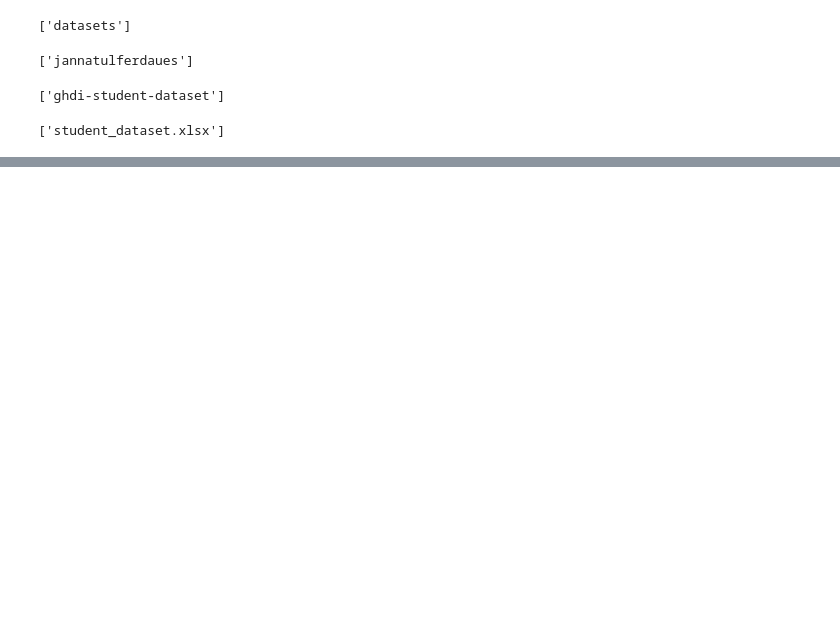
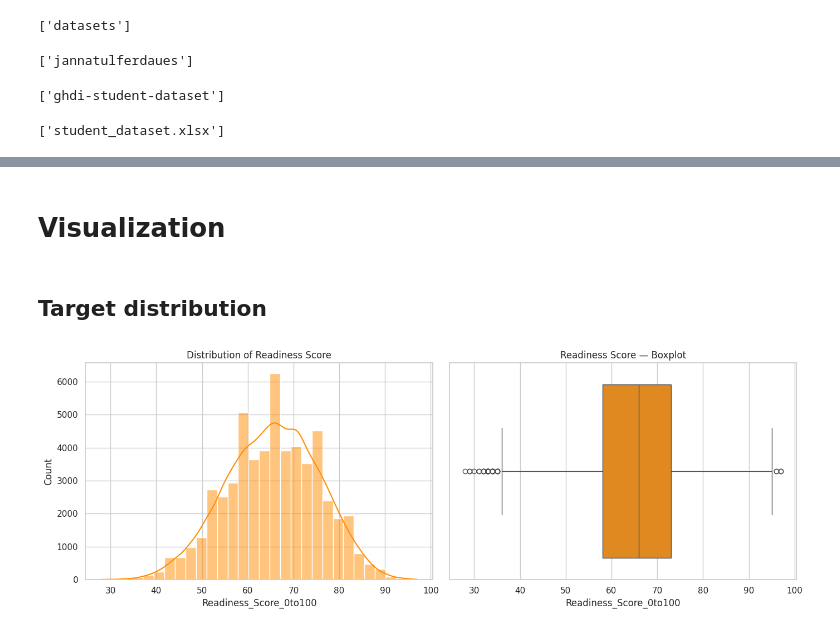
Before and after one commit to jannatul-fredaues/Global-Human-Development-Index-with-Explainable-AI, a Jupyter notebook: Prepossing/Student part/ghdi-student-part.ipynb, the cells around one changed output, grey strips where cells are left out. Cells and saved outputs as stored; diff of their text form; code cells hidden in the pictures; blank space fills up the shorter version.

```diff
--- a/Prepossing/Student part/ghdi-student-part.ipynb
+++ b/Prepossing/Student part/ghdi-student-part.ipynb
@@ -72,0 +128,15 @@ Shape: (55000, 11)
+# %% [markdown]
+#  Visualization
+# %% [markdown]
+## Target distribution
+# %%
+fig, ax = plt.subplots(1, 2, figsize=(14, 5))
+sns.histplot(df["Readiness_Score_0to100"], kde=True, bins=30, ax=ax[0], color="darkorange")
+ax[0].set_title("Distribution of Readiness Score")
+
+sns.boxplot(x=df["Readiness_Score_0to100"], ax=ax[1], color="darkorange")
+ax[1].set_title("Readiness Score — Boxplot")
+plt.tight_layout()
+plt.show()
+# %% [output]
+[figure, added]
```
Also changed, not shown: parts of 4 cells of this notebook.
